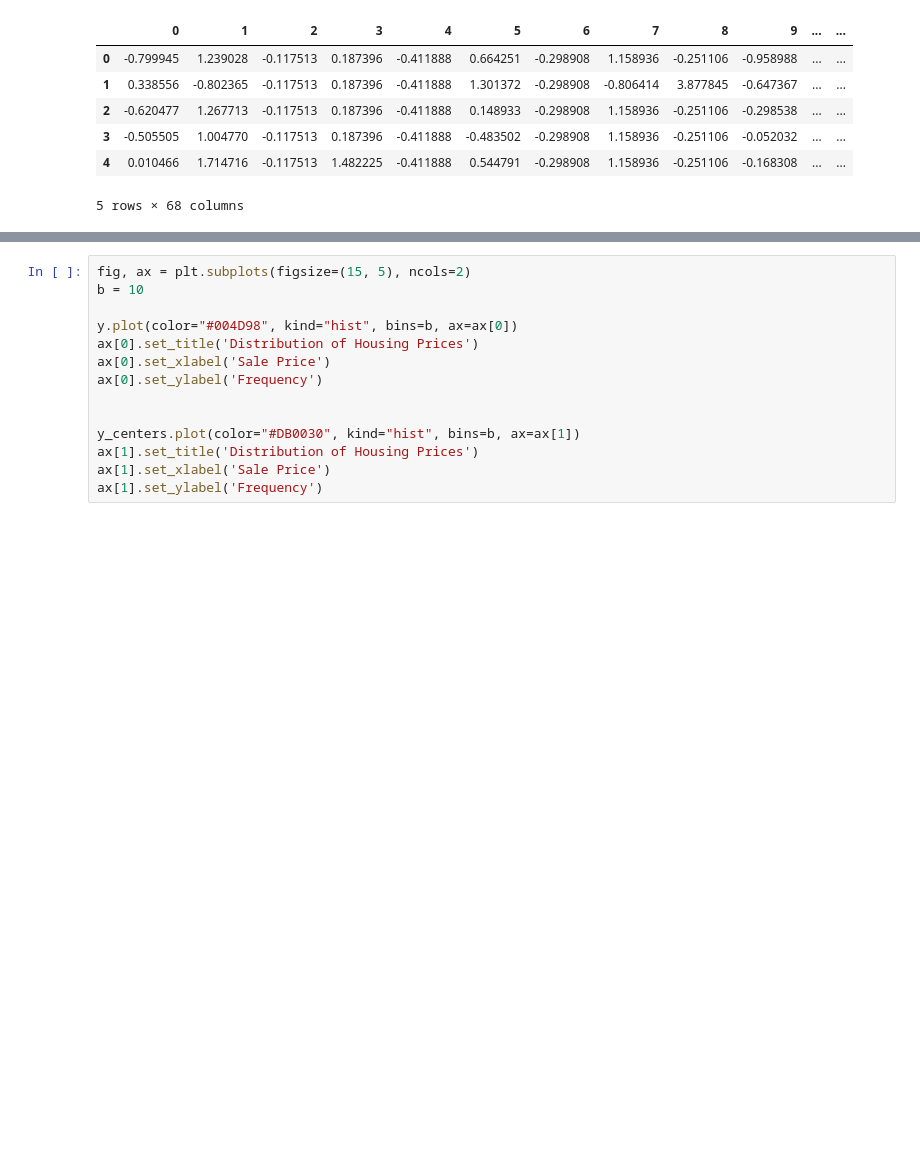
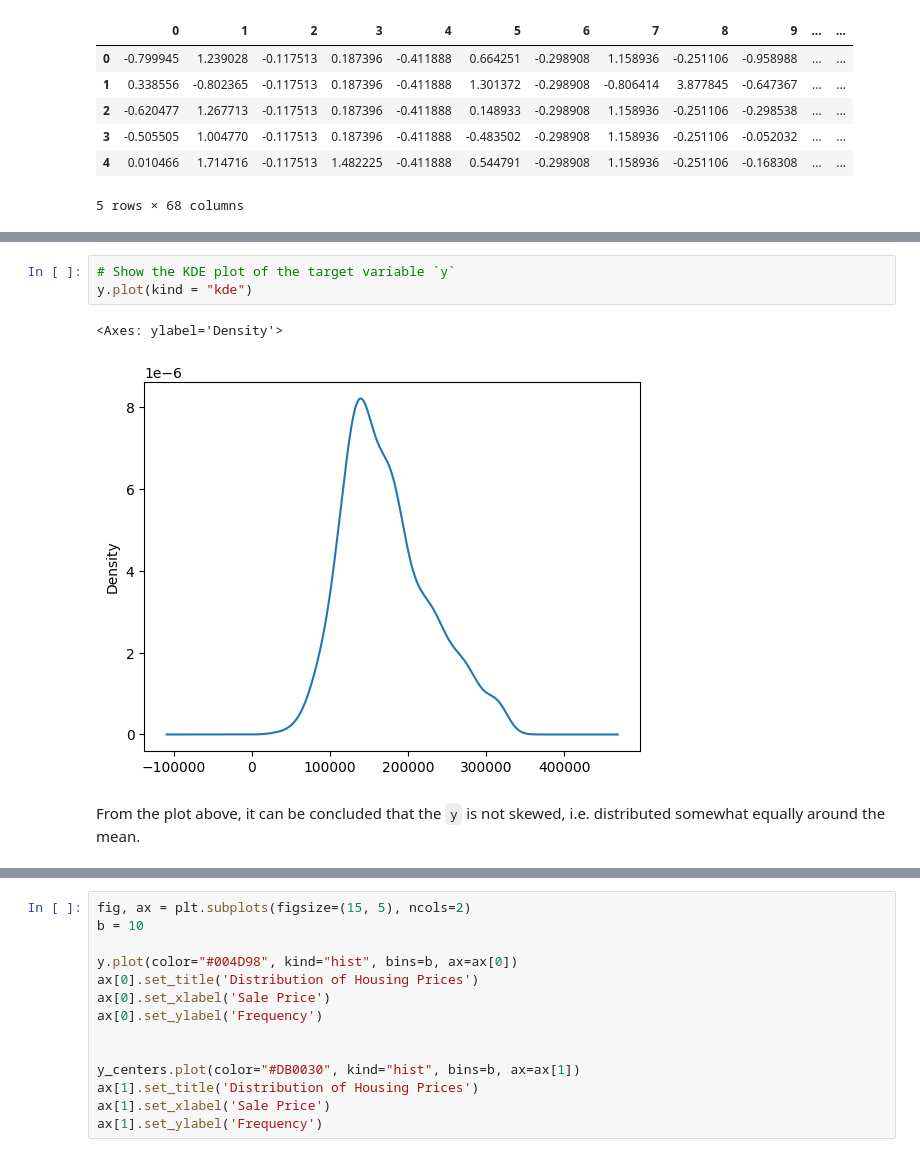
Before and after one commit to yousefmrashad/housing-classification, a Jupyter notebook: housing_prices_classification.ipynb, the cells around one changed output, grey strips where cells are left out. Cells and saved outputs as stored; diff of their text form; blank space fills up the shorter version.

```diff
--- a/housing_prices_classification.ipynb
+++ b/housing_prices_classification.ipynb
@@ -201,0 +203,8 @@ y.plot(kind="box")
+# %%
+# Show the KDE plot of the target variable `y`
+y.plot(kind = "kde")
+# %% [output]
+<Axes: ylabel='Density'>
+[figure, added]
+# %% [markdown]
+From the plot above, it can be concluded that the `y` is not skewed, i.e. distributed somewhat equally around the mean.
```
Also changed, not shown: parts of 10 cells of this notebook.
